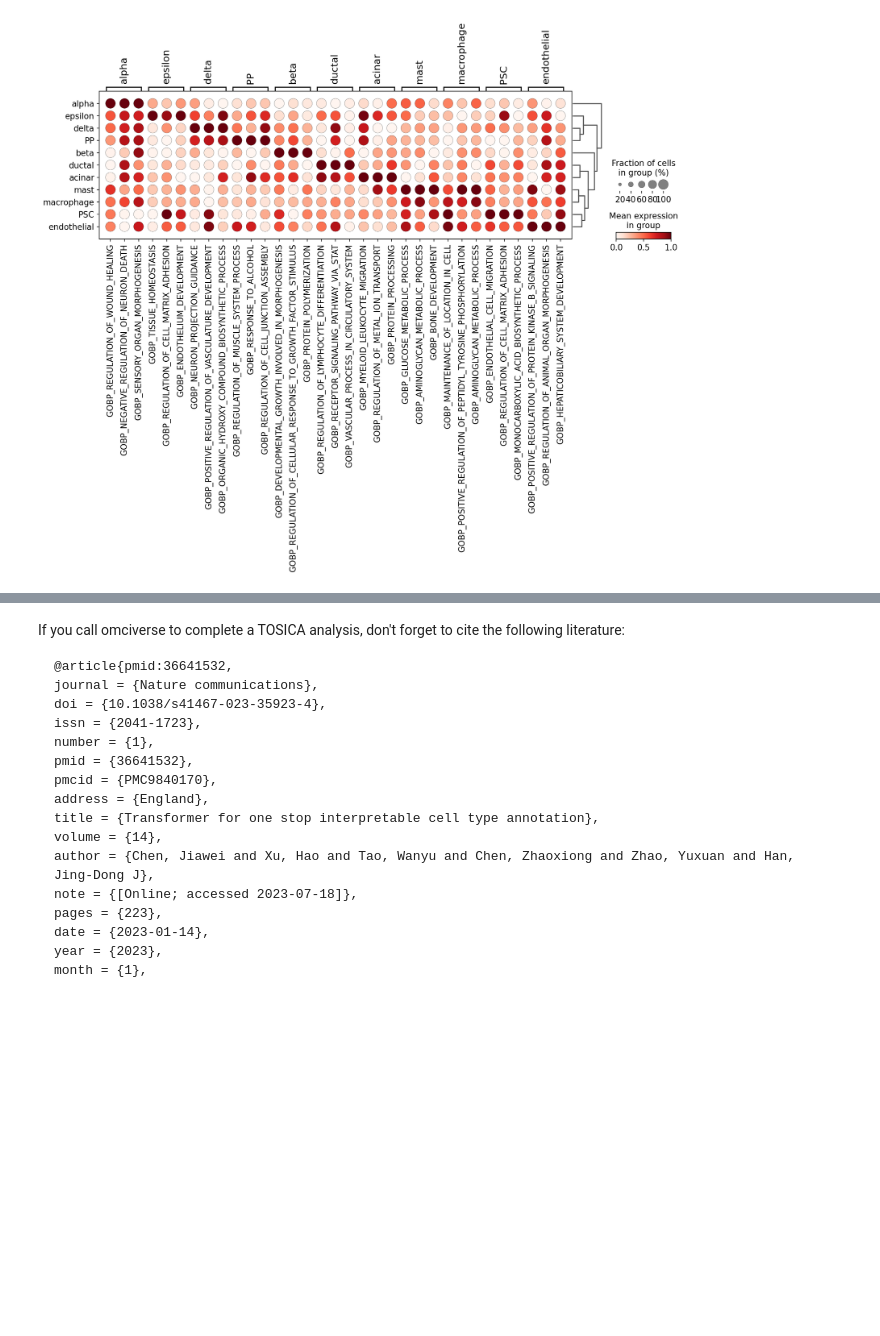
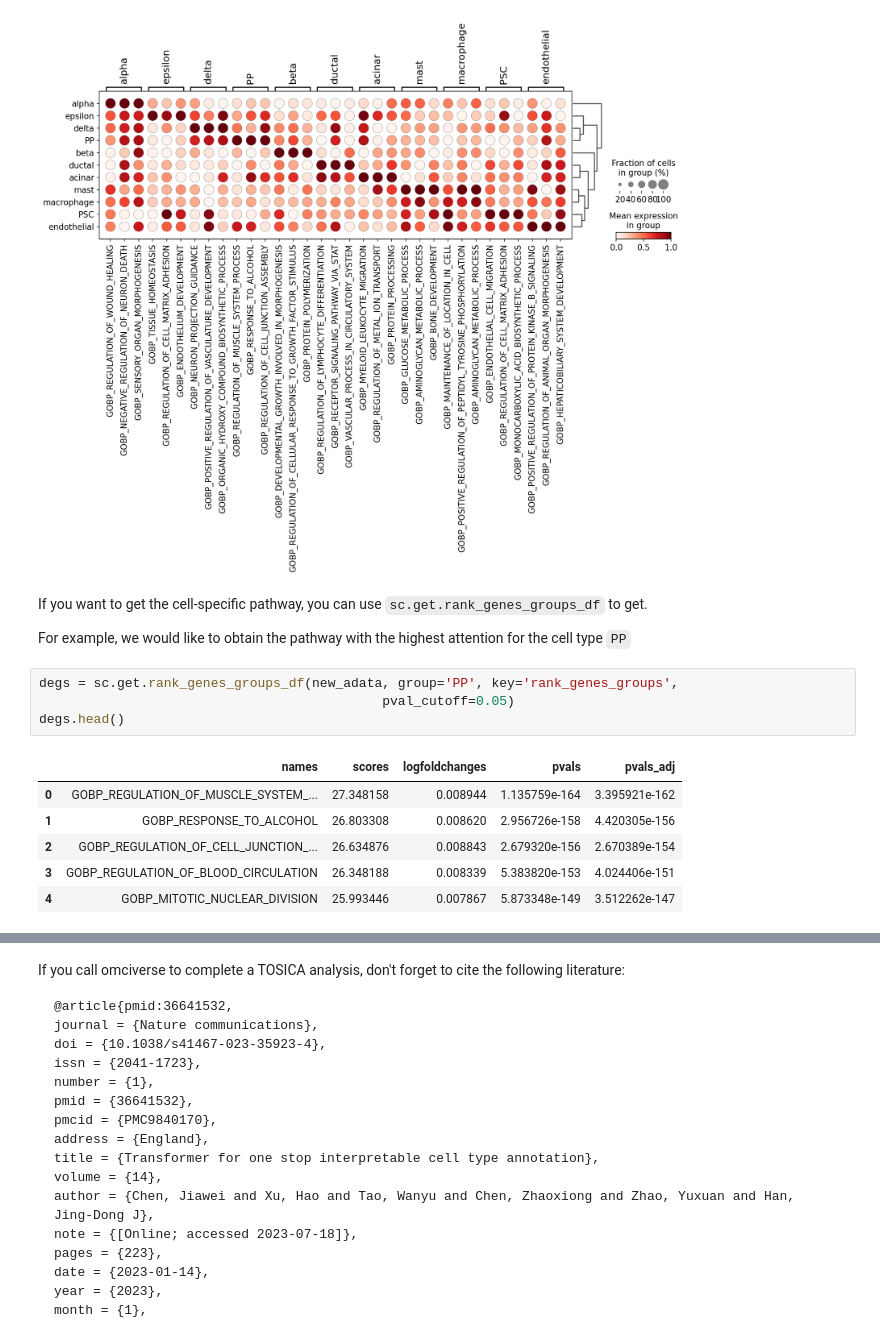
Before and after one commit to Starlitnightly/omicverse, a Jupyter notebook: omicverse_guide/docs/Tutorials-single/t_tosica.ipynb, the cells around one changed output, grey strips where cells are left out. Saved outputs shown, nothing was run; the diff lists cells and outputs as text; blank space fills up the shorter version.

Commit message:
update pathway analysis of tosica

```diff
--- a/omicverse_guide/docs/Tutorials-single/t_tosica.ipynb
+++ b/omicverse_guide/docs/Tutorials-single/t_tosica.ipynb
@@ -257,3 +257,18 @@ sc.pl.rank_genes_groups_dotplot(new_adata,
                                 n_genes=3,standard_scale='var',)
 # %% [output]
 [figure]
+# %% [markdown]
+If you want to get the cell-specific pathway, you can use `sc.get.rank_genes_groups_df` to get.
+
+For example, we would like to obtain the pathway with the highest attention for the cell type `PP`
+# %%
+degs = sc.get.rank_genes_groups_df(new_adata, group='PP', key='rank_genes_groups',
+                                            pval_cutoff=0.05)
+degs.head()
+# %% [output]
+|  | names | scores | logfoldchanges | pvals | pvals_adj |
+| 0 | GOBP_REGULATION_OF_MUSCLE_SYSTEM_... | 27.348158 | 0.008944 | 1.135759e-164 | 3.395921e-162 |
+| 1 | GOBP_RESPONSE_TO_ALCOHOL | 26.803308 | 0.008620 | 2.956726e-158 | 4.420305e-156 |
+| 2 | GOBP_REGULATION_OF_CELL_JUNCTION_... | 26.634876 | 0.008843 | 2.679320e-156 | 2.670389e-154 |
+| 3 | GOBP_REGULATION_OF_BLOOD_CIRCULATION | 26.348188 | 0.008339 | 5.383820e-153 | 4.024406e-151 |
+| 4 | GOBP_MITOTIC_NUCLEAR_DIVISION | 25.993446 | 0.007867 | 5.873348e-149 | 3.512262e-147 |
```
Also changed, not shown: parts of 1 cell of this notebook.
